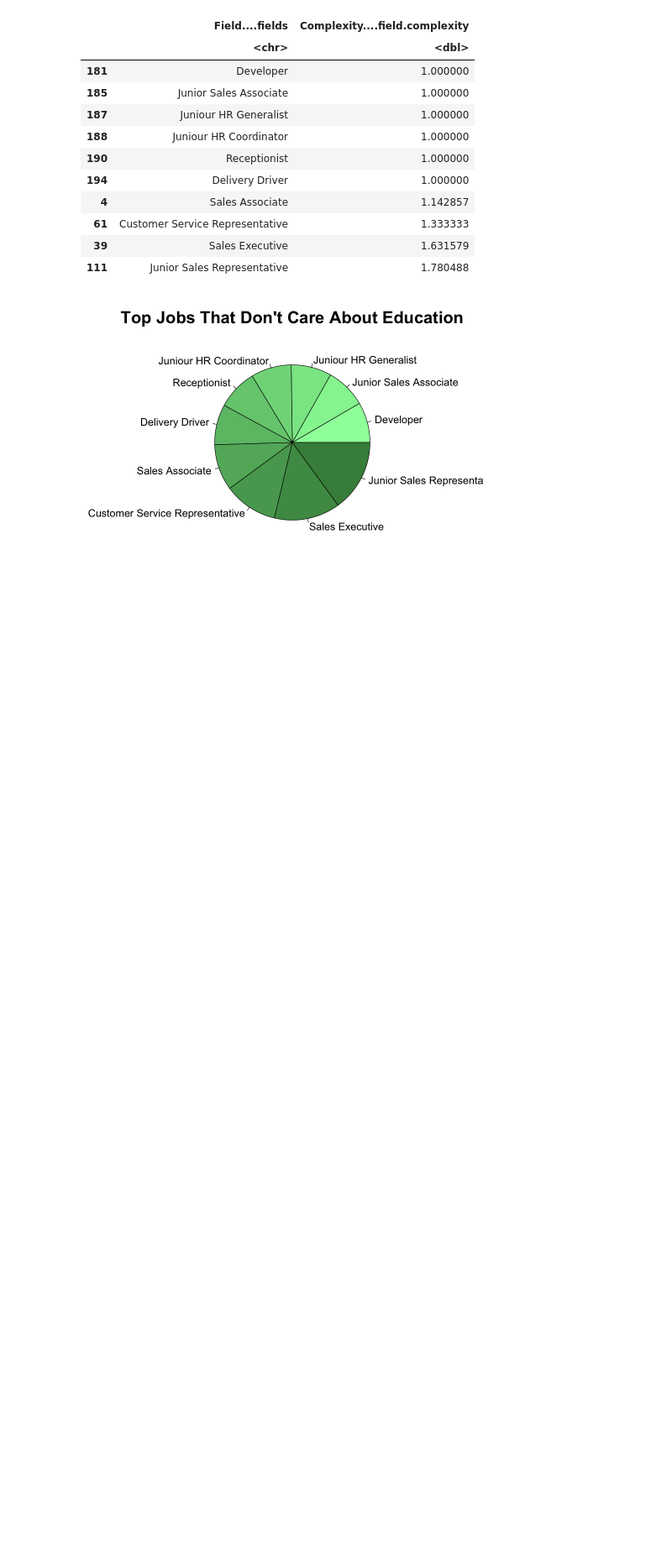
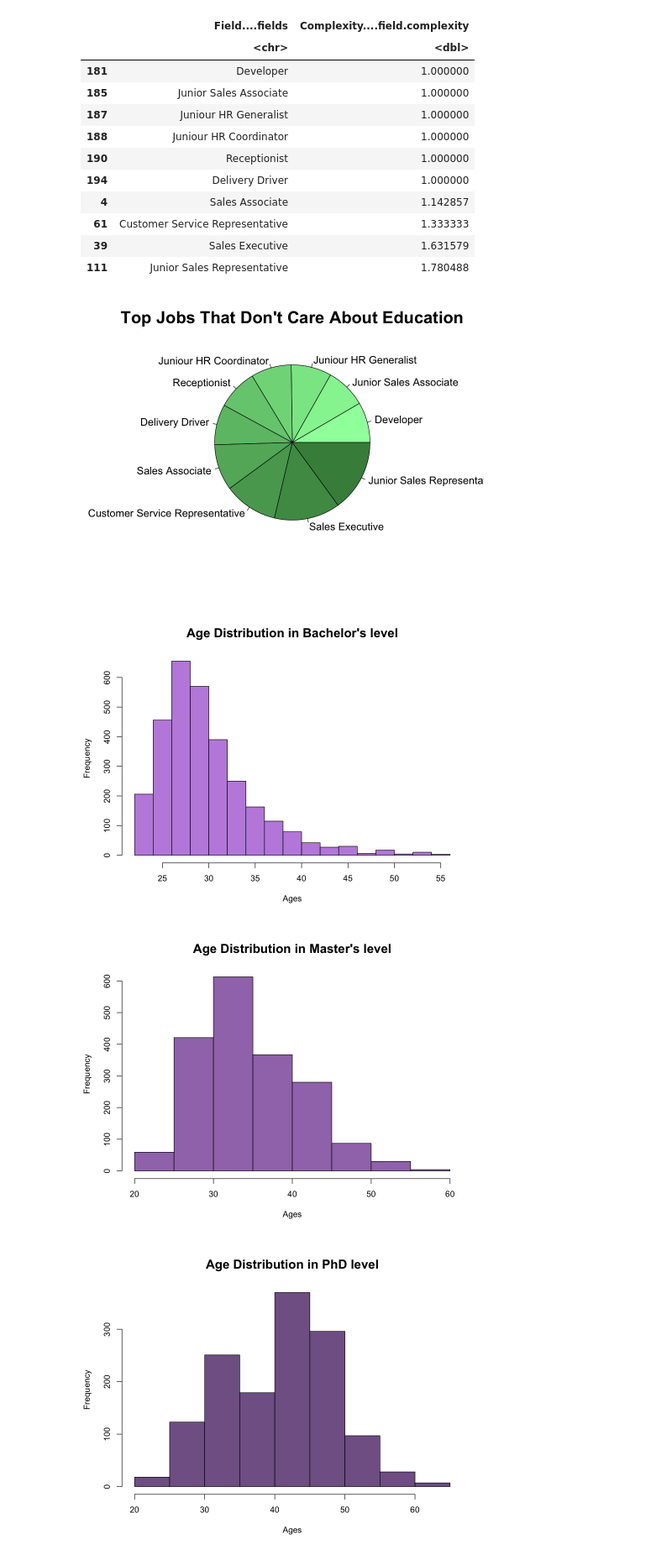
Before and after one commit to it1shka/salaries-analysis, a Jupyter notebook: education.r.ipynb, the cells around one changed output. Shown at 84% size. Drawn from its saved outputs; the diff is of its cells as text; code cells hidden in the pictures; blank space fills up the shorter version.

```diff
--- a/education.r.ipynb
+++ b/education.r.ipynb
@@ -192,3 +192,22 @@ pie(
 )
 # %% [output]
 [figure]
+# %%
+my.palette <- colorRampPalette(c("#c08edf", "#624e6f"))
+my.colors <- my.palette(length(education.levels))
+color.index <- 1
+
+for (level in education.levels) {
+  Ages <- frame[frame$Education.Level == level, ]$Age
+  par(bg = "white")
+  hist(
+    Ages,
+    main = paste("Age Distribution in", level, "level"), cex.main = 1.5,
+    col = my.colors[color.index]
+  )
+  color.index <- color.index + 1
+}
+# %% [output]
+[figure, added]
+[figure, added]
+[figure, added]
```
Also changed, not shown: parts of 9 cells of this notebook, 6 other files.
